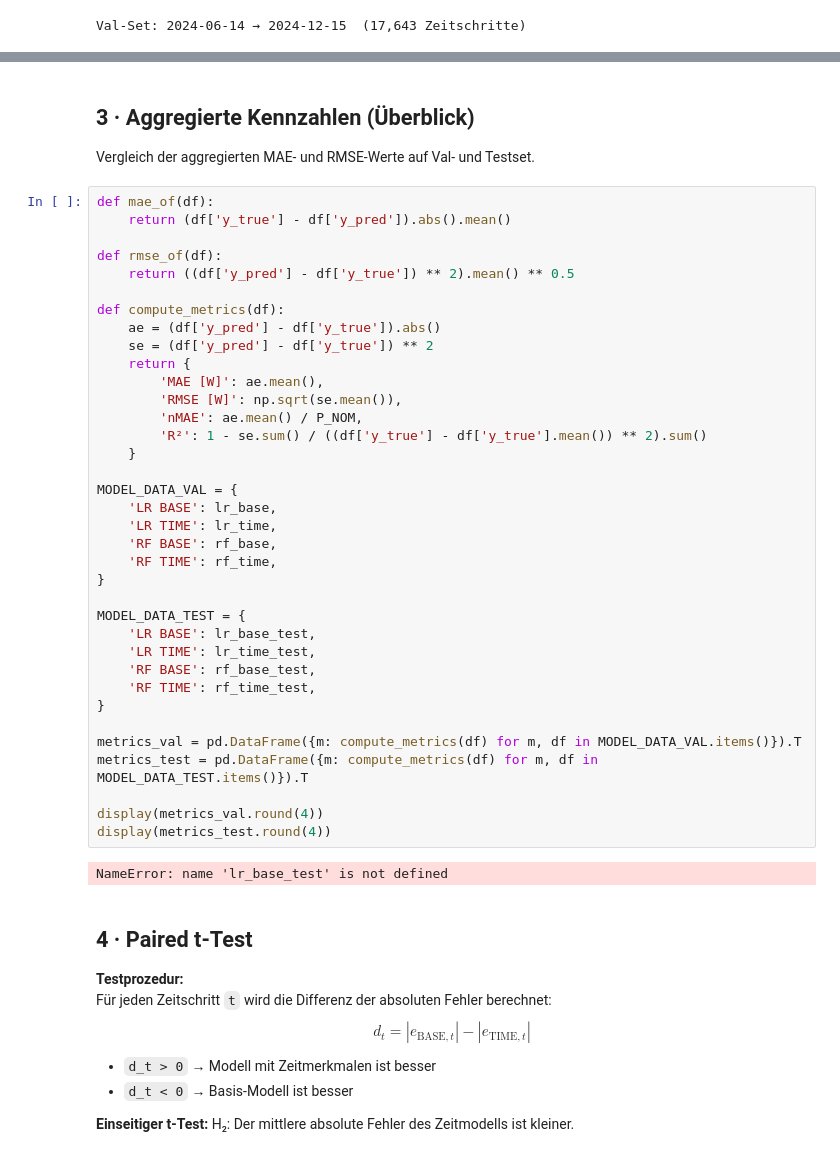
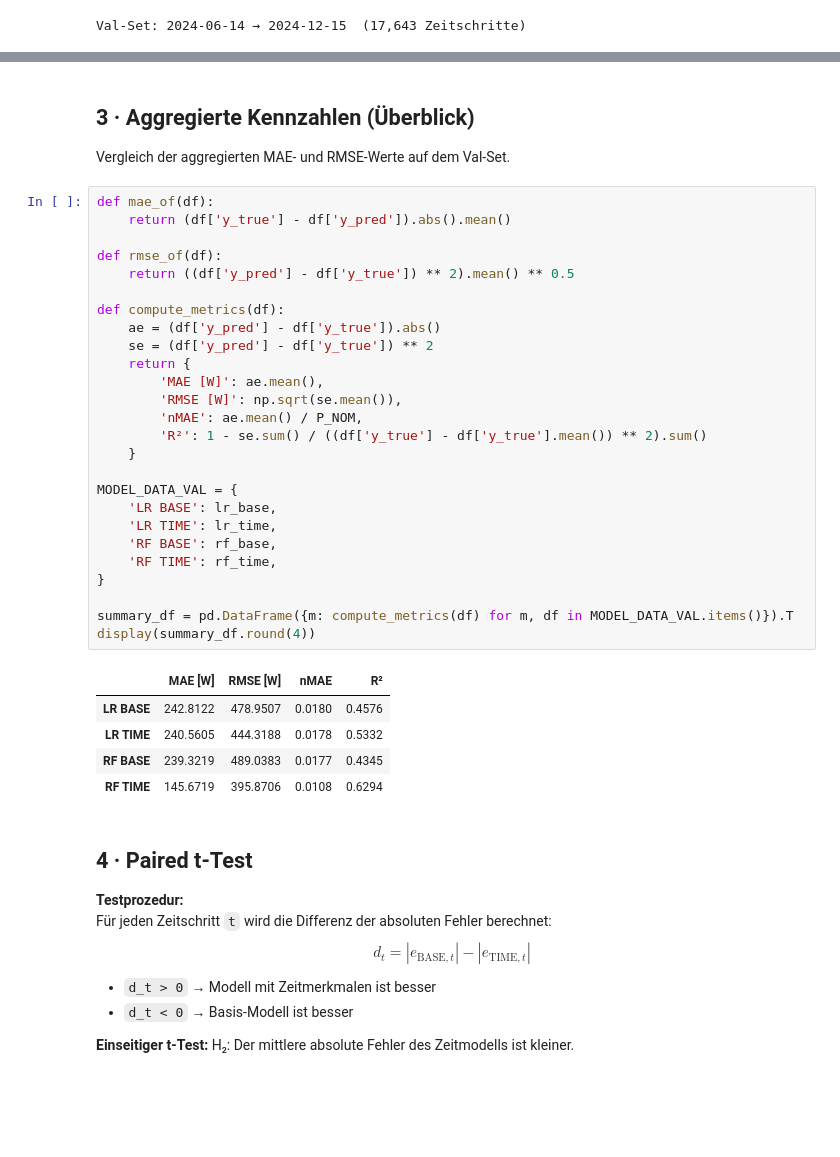
Before and after one commit to Anni075/KI-Project, a Jupyter notebook: notebooks/hypothesen/H02_temporal_features_impact.ipynb, the cells around one changed output, grey strips where cells are left out. Drawn from its saved outputs; the diff is of its cells as text; blank space fills up the shorter version.

Commit message:
delete load test set

```diff
--- a/notebooks/hypothesen/H02_temporal_features_impact.ipynb
+++ b/notebooks/hypothesen/H02_temporal_features_impact.ipynb
@@ -103,45 +77,39 @@ FileNotFoundError: [Errno 2] No such file or directory: '..\\..\\results\\01_lin
 # %% [markdown]
 ## 3 · Aggregierte Kennzahlen (Überblick)
 
-Vergleich der aggregierten MAE- und RMSE-Werte auf Val- und Testset.
+Vergleich der aggregierten MAE- und RMSE-Werte auf dem Val-Set.
 # %%
 def mae_of(df):
     return (df['y_true'] - df['y_pred']).abs().mean()
 
 def rmse_of(df):
     return ((df['y_pred'] - df['y_true']) ** 2).mean() ** 0.5
 
 def compute_metrics(df):
     ae = (df['y_pred'] - df['y_true']).abs()
     se = (df['y_pred'] - df['y_true']) ** 2
     return {
         'MAE [W]': ae.mean(),
         'RMSE [W]': np.sqrt(se.mean()),
         'nMAE': ae.mean() / P_NOM,
         'R²': 1 - se.sum() / ((df['y_true'] - df['y_true'].mean()) ** 2).sum()
     }
 
 MODEL_DATA_VAL = {
     'LR BASE': lr_base,
     'LR TIME': lr_time,
     'RF BASE': rf_base,
     'RF TIME': rf_time,
 }
 
-MODEL_DATA_TEST = {
-    'LR BASE': lr_base_test,
-    'LR TIME': lr_time_test,
-    'RF BASE': rf_base_test,
-    'RF TIME': rf_time_test,
-}
-
-metrics_val = pd.DataFrame({m: compute_metrics(df) for m, df in MODEL_DATA_VAL.items()}).T
-metrics_test = pd.DataFrame({m: compute_metrics(df) for m, df in MODEL_DATA_TEST.items()}).T
-
-display(metrics_val.round(4))
-display(metrics_test.round(4))
+summary_df = pd.DataFrame({m: compute_metrics(df) for m, df in MODEL_DATA_VAL.items()}).T
+display(summary_df.round(4))
 # %% [output]
-NameError: name 'lr_base_test' is not defined
+|  | MAE [W] | RMSE [W] | nMAE | R² |
+| LR BASE | 242.8122 | 478.9507 | 0.0180 | 0.4576 |
+| LR TIME | 240.5605 | 444.3188 | 0.0178 | 0.5332 |
+| RF BASE | 239.3219 | 489.0383 | 0.0177 | 0.4345 |
+| RF TIME | 145.6719 | 395.8706 | 0.0108 | 0.6294 |
 # %% [markdown]
 ## 4 · Paired t-Test
 
```
Also changed, not shown: parts of 8 cells of this notebook.
